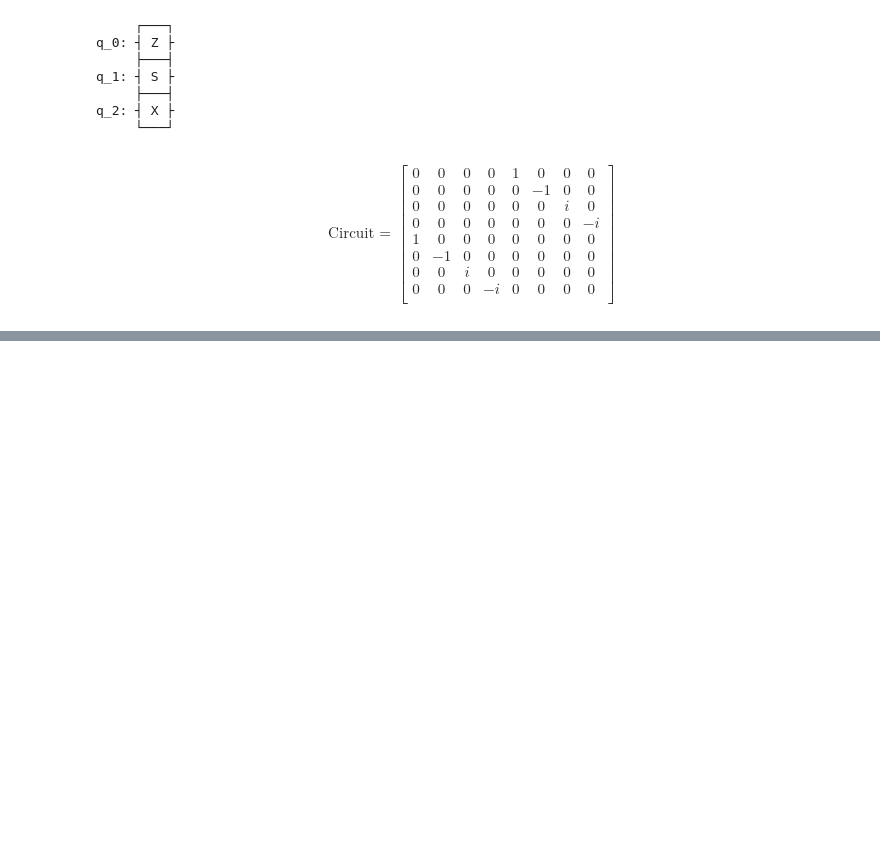
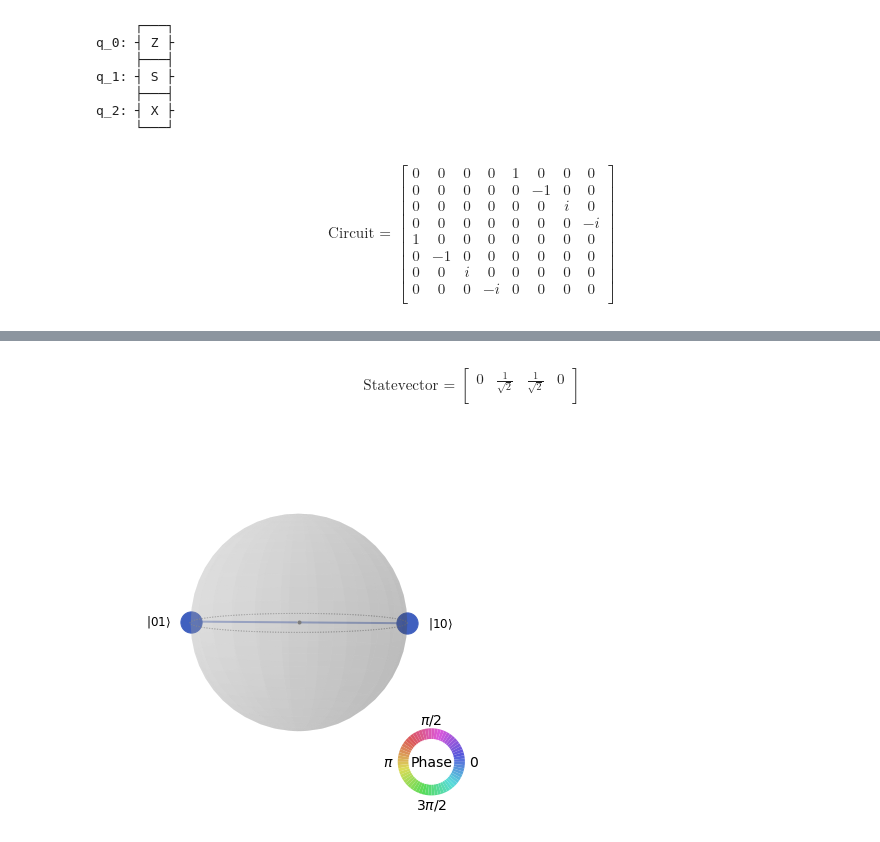
Before and after one commit to jhsl2000/QuantumComputing, a Jupyter notebook: Chapter 2.ipynb, the cells around one changed output, grey strips where cells are left out. Cells and saved outputs as stored; diff of their text form; code cells hidden in the pictures; blank space fills up the shorter version.

```diff
--- a/Chapter 2.ipynb
+++ b/Chapter 2.ipynb
@@ -46,0 +50,12 @@ $$
+# %%
+qc = QuantumCircuit(2)
+qc.h(0)
+qc.x(1)
+qc.cx(0,1)
+
+display(qc.draw())
+usim = Aer.get_backend('aer_simulator')
+qc.save_unitary()
+qobj = assemble(qc)
+unitary = usim.run(qobj).result().get_unitary()
+array_to_latex(unitary, prefix="\\text{Circuit = }\n")
@@ -46,0 +77,20 @@ $$
+# %%
+# Let's see the result:
+svsim = Aer.get_backend('aer_simulator')
+qc.save_statevector()
+qobj = assemble(qc)
+final_state = svsim.run(qobj).result().get_statevector()
+# Print the statevector neatly:
+array_to_latex(final_state, prefix="\\text{Statevector = }")
+# %% [output]
+$$
+\text{Statevector = }
+\begin{bmatrix}
+0 & \tfrac{1}{\sqrt{2}} & \tfrac{1}{\sqrt{2}} & 0  \\
+ \end{bmatrix}
+$$
+# %%
+from qiskit.visualization import plot_state_qsphere
+plot_state_qsphere(final_state)
+# %% [output]
+[figure, added]
```
Also changed, not shown: parts of 3 cells of this notebook.
